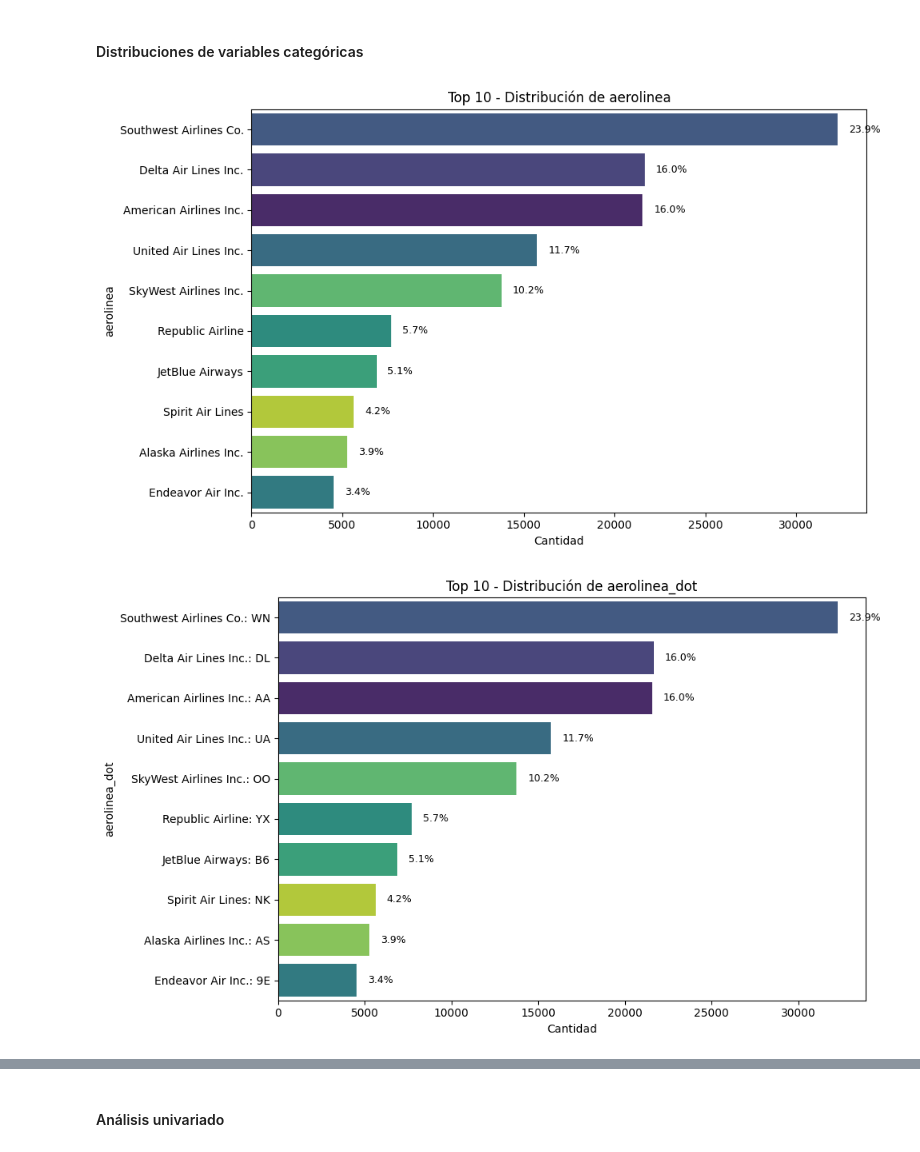
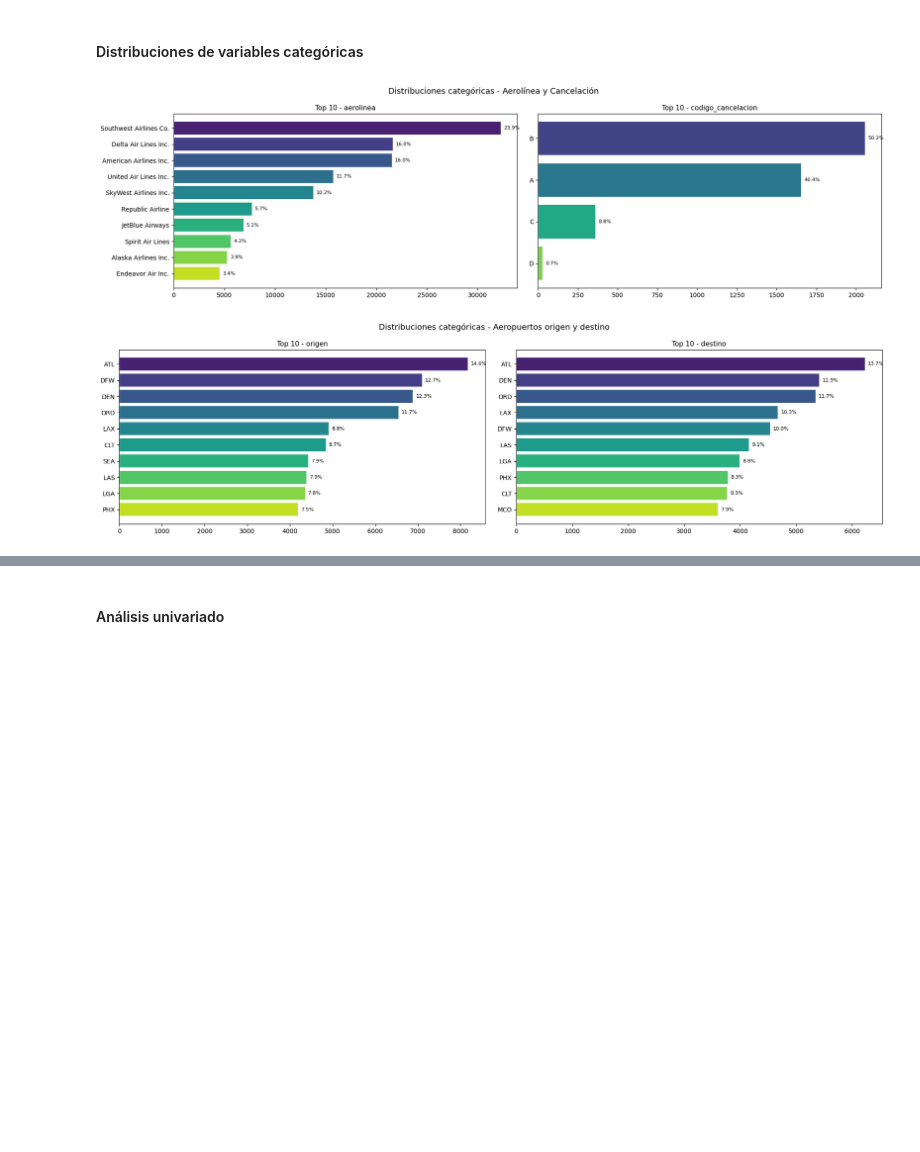
Before and after one commit to Guadacarro/TP_IA, a Jupyter notebook: tp.ipynb, the cells around one changed output, grey strips where cells are left out. Saved outputs shown, nothing was run; the diff lists cells and outputs as text; code cells hidden in the pictures; blank space fills up the shorter version.

```diff
--- a/tp.ipynb
+++ b/tp.ipynb
@@ -441,25 +440,26 @@ for col in numerical_columns:
 # %% [markdown]
 #### Distribuciones de variables categóricas
 # %%
-for col in categorical_columns:
-    top10 = df_2022[col].value_counts().nlargest(10).index
-    df_top10 = df_2022[df_2022[col].isin(top10)]
-
-    plt.figure(figsize=(10, 6))
-    ax = sns.countplot(data=df_top10, y=col, hue=col, palette='viridis', legend=False, order=top10)
-    plt.title(f'Top 10 - Distribución de {col}')
-    plt.xlabel('Cantidad')
-    plt.ylabel(col)
-
-    total = len(df_top10)
-    for p in ax.patches:
-        percentage = '{:.1f}%'.format(100 * p.get_width()/total)
-        x = p.get_width()
-        y = p.get_y() + p.get_height() / 2
-        ax.annotate(percentage, (x, y), ha='left', va='center', fontsize=9, color='black', xytext=(10, 0), textcoords='offset points')
-
+def plot_categoricas(columnas, titulo, df, top_n=10):
+    fig, axes = plt.subplots(1, len(columnas), figsize=(9 * len(columnas), 5))
+    if len(columnas) == 1:
+        axes = [axes]
+    for i, col in enumerate(columnas):
+        top = df[col].value_counts().nlargest(top_n)
+        total = top.sum()
+        axes[i].barh(top.index[::-1], top.values[::-1], color=sns.color_palette('viridis_r', len(top)))
+        axes[i].set_title(f'Top {top_n} - {col}', fontsize=11)
+        for bar in axes[i].patches:
+            percentage = '{:.1f}%'.format(100 * bar.get_width() / total)
+            axes[i].annotate(percentage, (bar.get_width(), bar.get_y() + bar.get_height() / 2),
+                             ha='left', va='center', fontsize=8, xytext=(5, 0), textcoords='offset points')
+    plt.suptitle(titulo, fontsize=13)
     plt.tight_layout()
     plt.show()
+
+plot_categoricas(['aerolinea', 'codigo_cancelacion'], 'Distribuciones categóricas - Aerolínea y Cancelación', df_2022)
+plot_categoricas(['origen', 'destino'], 'Distribuciones categóricas - Aeropuertos origen y destino', df_2022)
+plot_categoricas(['ciudad_origen', 'ciudad_destino'], 'Distribuciones categóricas - Ciudades origen y destino', df_2022)
 # %% [output]
-[figure, old version]
+[figure, new version]
-[figure, old version]
+[figure, new version]
```
Also changed, not shown: parts of 2 cells of this notebook.
